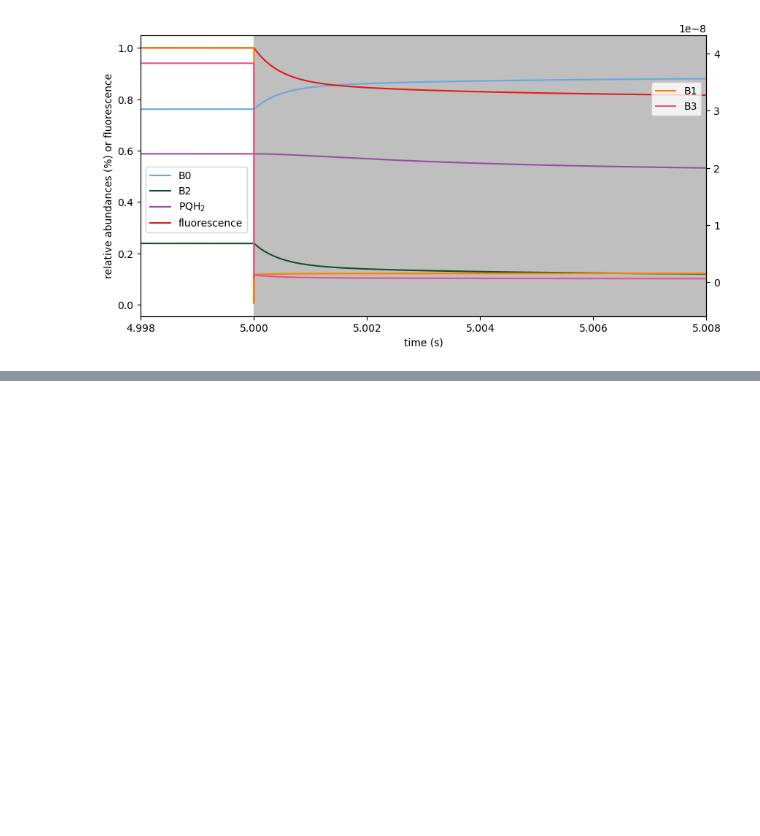
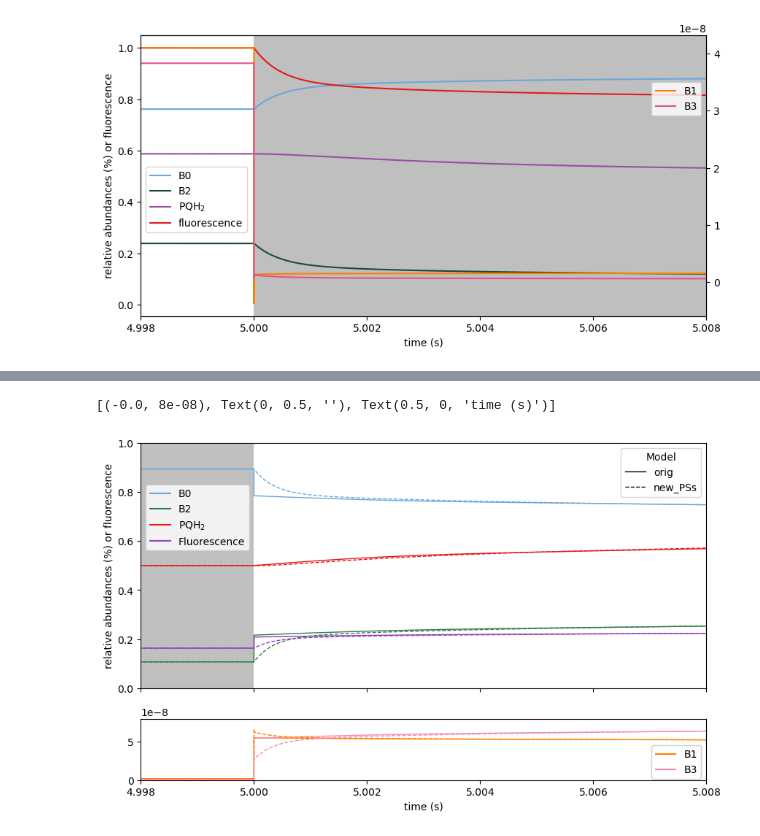
Before and after one commit to A-Potthoff/QTB_modeling, a Jupyter notebook: analyses/dark_light_dynamics.ipynb, the cells around one changed output, grey strips where cells are left out. Drawn from its saved outputs; the diff is of its cells as text; code cells hidden in the pictures; blank space fills up the shorter version.

```diff
--- a/analyses/dark_light_dynamics.ipynb
+++ b/analyses/dark_light_dynamics.ipynb
@@ -251,0 +347,54 @@ save_fig(fig, model, analysis, f"PSII_light_dark_{pfd_dark}_{pfd_light}{zoom}")
+# %%
+# ELECTRON CARRIERS
+
+fig, (ax1, ax2) = plt.subplots(2, 1, figsize=(10, 6), sharex=True,  gridspec_kw={'height_ratios': [0.8, 0.2]})
+
+model_handles = []
+
+for model_name, (style, width) in models.items():
+        c_model = locals()[f"c_{model_name}"]  # Use locals() to access the variable by name
+        ax1.plot(c_model["rel_B0"], label="B0", color=colors[0], linestyle=style, linewidth=width)
+        ax2.plot(c_model["rel_B1"], label="B1", color=colors[1], linestyle=style, linewidth=width)
+        ax1.plot(c_model["rel_B2"], label="B2", color =colors[2], linestyle=style, linewidth=width)
+        ax2.plot(c_model["rel_B3"], label = "B3", color=colors[3], linestyle=style, linewidth=width)
+
+        ax1.plot(c_model["Fluo"], label="Fluorescence", color=colors[4], linestyle=style, linewidth=width)
+        ax1.plot(c_model["PQ_redoxstate"], label="PGH$_2$", color=colors[5], linestyle=style, linewidth=width)
+
+        model_handles.append(Line2D([0], [0], color='black', linestyle=style, lw=width, label=model_name))
+
+# Legends
+
+metabolite_handles1 = [
+        Line2D([0], [0], label="B0", color=colors[0]),
+        Line2D([0], [0], label="B2", color=colors[2]),
+        Line2D([0], [0], label="PQH$_2$", color=colors[5]),
+        Line2D([0], [0], label="Fluorescence", color=colors[4])
+]
+metabolite_handles2 = [
+        Line2D([0], [0], label="B1", color=colors[1]),
+        Line2D([0], [0], label="B3", color=colors[3])
+]
+
+legend1 = ax1.legend(handles=metabolite_handles1, loc="upper left",  bbox_to_anchor=(0.0, .85))
+legend2 = ax2.legend(handles=metabolite_handles2, loc="upper right", bbox_to_anchor=(1, 0.65))
+legend3 = ax1.legend(handles=model_handles,       title="Model")
+ax1.add_artist(legend1)
+ax2.add_artist(legend2)
+ax1.legend(handles=model_handles, title="Model", loc="upper right", bbox_to_anchor=(1, 1))
+
+ax1.axvspan(t_dark[0], t_dark[1], facecolor='grey', alpha=0.5)
+
+ax1.set(xlim=t_borders,
+        ylim=(-0.00, 1),
+        ylabel=("relative abundances (%) or fluorescence"))
+ax2.set(ylim=(-0.0, 0.00000008),
+        ylabel=(""),
+        xlabel=("time (s)")
+)
+
+# ax1.legend(loc="upper left", bbox_to_anchor=(0.06, 1))
+# ax2.legend(loc="upper right", bbox_to_anchor=(1, 0.2))
+# %% [output]
+[(-0.0, 8e-08), Text(0, 0.5, ''), Text(0.5, 0, 'time (s)')]
+[figure, added]
```
Also changed, not shown: parts of 7 cells of this notebook.
